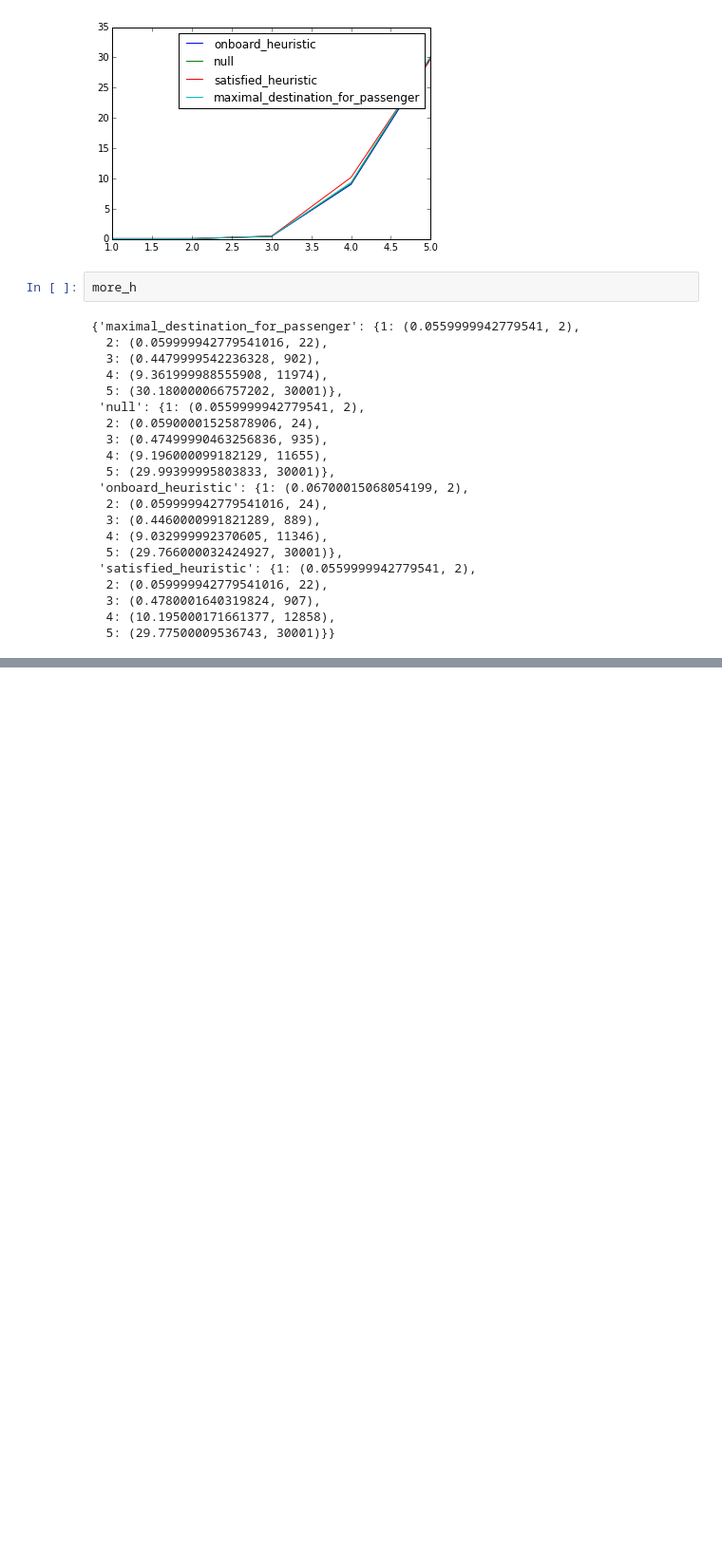
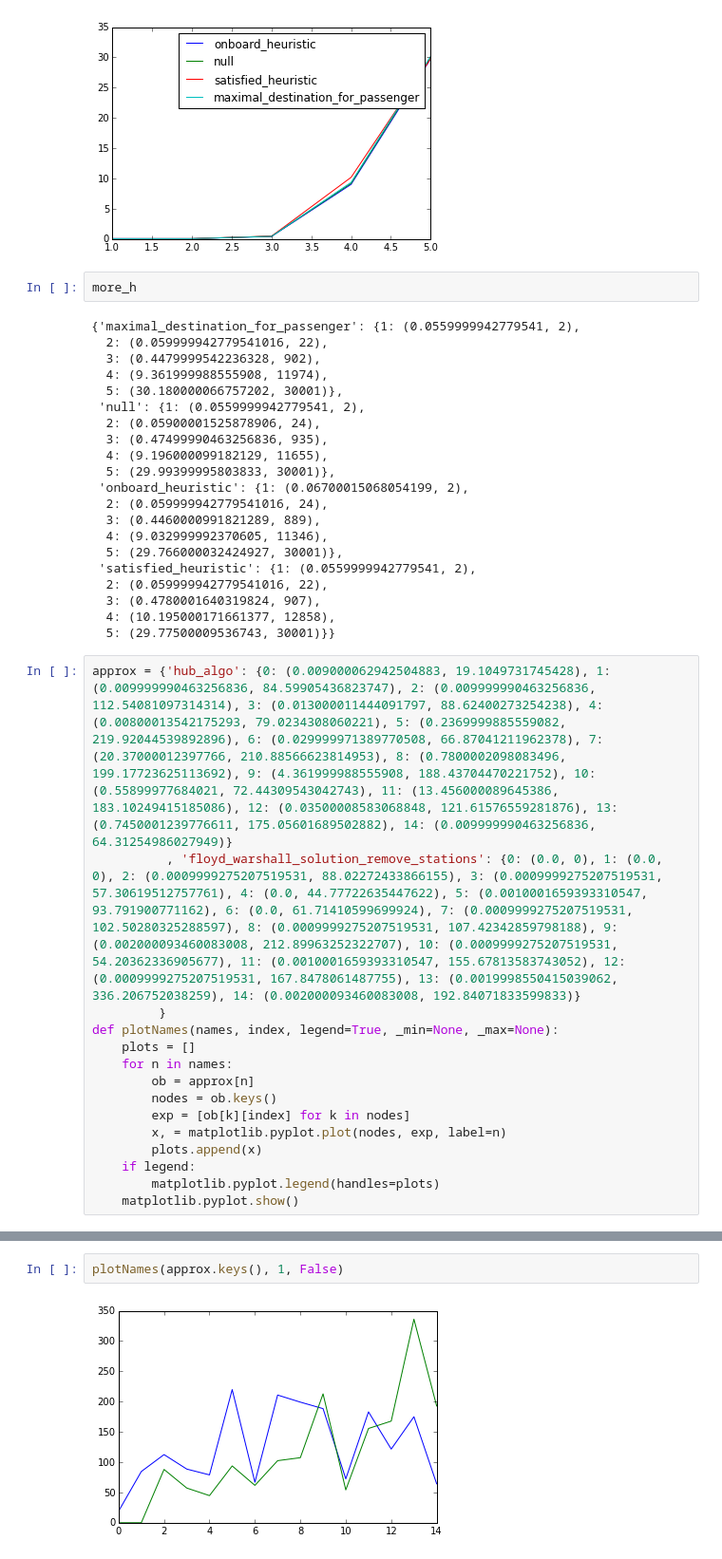
Before and after one commit to akivaschiff/lonelybusdriver, a Jupyter notebook: results/single bus/Untitled.ipynb, the cells around one changed output, grey strips where cells are left out. Shown: that part at 95% size. Saved outputs shown, nothing was run; the diff lists cells and outputs as text; blank space fills up the shorter version.

```diff
--- a/results/single bus/Untitled.ipynb
+++ b/results/single bus/Untitled.ipynb
@@ -160,3 +160,18 @@ more_h
   3: (0.4780001640319824, 907),
   4: (10.195000171661377, 12858),
   5: (29.77500009536743, 30001)}}
+# %%
+approx = {'hub_algo': {0: (0.009000062942504883, 19.1049731745428), 1: (0.009999990463256836, 84.59905436823747), 2: (0.009999990463256836, 112.54081097314314), 3: (0.013000011444091797, 88.62400273254238), 4: (0.00800013542175293, 79.0234308060221), 5: (0.2369999885559082, 219.92044539892896), 6: (0.029999971389770508, 66.87041211962378), 7: (20.37000012397766, 210.88566623814953), 8: (0.7800002098083496, 199.17723625113692), 9: (4.361999988555908, 188.43704470221752), 10: (0.55899977684021, 72.44309543042743), 11: (13.456000089645386, 183.10249415185086), 12: (0.03500008583068848, 121.61576559281876), 13: (0.7450001239776611, 175.05601689502882), 14: (0.009999990463256836, 64.31254986027949)}
+          , 'floyd_warshall_solution_remove_stations': {0: (0.0, 0), 1: (0.0, 0), 2: (0.0009999275207519531, 88.02272433866155), 3: (0.0009999275207519531, 57.30619512757761), 4: (0.0, 44.77722635447622), 5: (0.0010001659393310547, 93.791900771162), 6: (0.0, 61.71410599699924), 7: (0.0009999275207519531, 102.50280325288597), 8: (0.0009999275207519531, 107.42342859798188), 9: (0.002000093460083008, 212.89963252322707), 10: (0.0009999275207519531, 54.20362336905677), 11: (0.0010001659393310547, 155.67813583743052), 12: (0.0009999275207519531, 167.8478061487755), 13: (0.0019998550415039062, 336.206752038259), 14: (0.002000093460083008, 192.84071833599833)}
+         }
+def plotNames(names, index, legend=True, _min=None, _max=None):
+    plots = []
+    for n in names:
+        ob = approx[n]
+        nodes = ob.keys()
+        exp = [ob[k][index] for k in nodes]
+        x, = matplotlib.pyplot.plot(nodes, exp, label=n)
+        plots.append(x)
+    if legend:
+        matplotlib.pyplot.legend(handles=plots)
+    matplotlib.pyplot.show()
@@ -162,0 +186,4 @@ more_h
+# %%
+plotNames(approx.keys(), 1, False)
+# %% [output]
+[figure, added]
```
Also changed, not shown: parts of 4 cells of this notebook, 35 other files.
